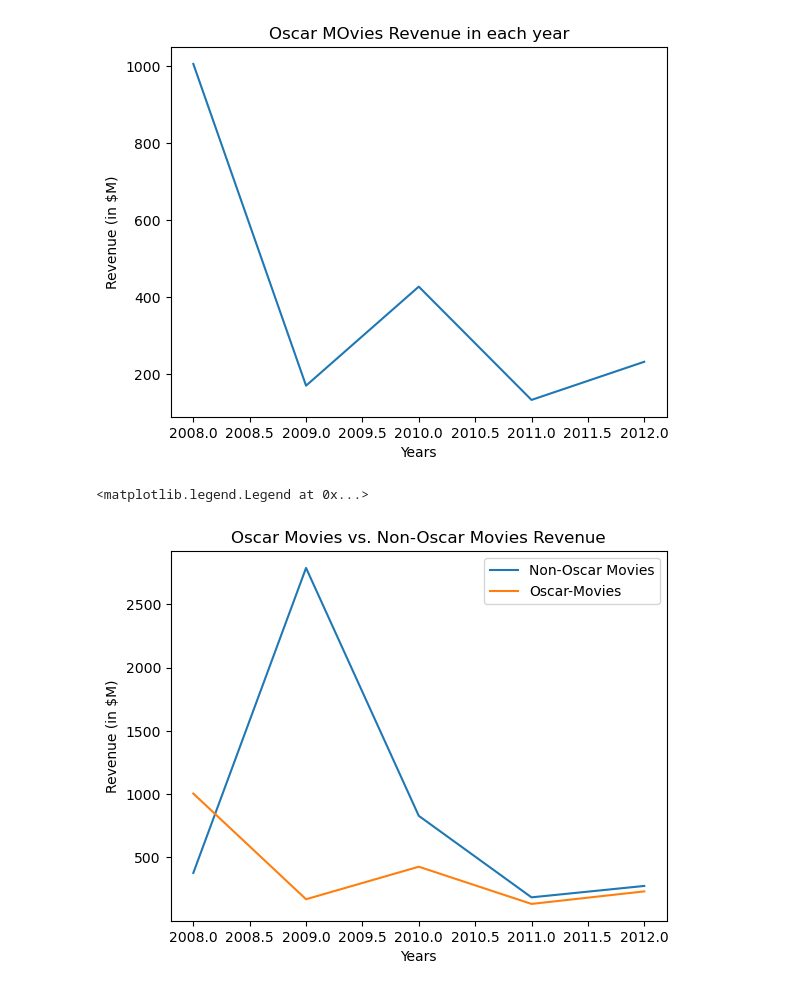
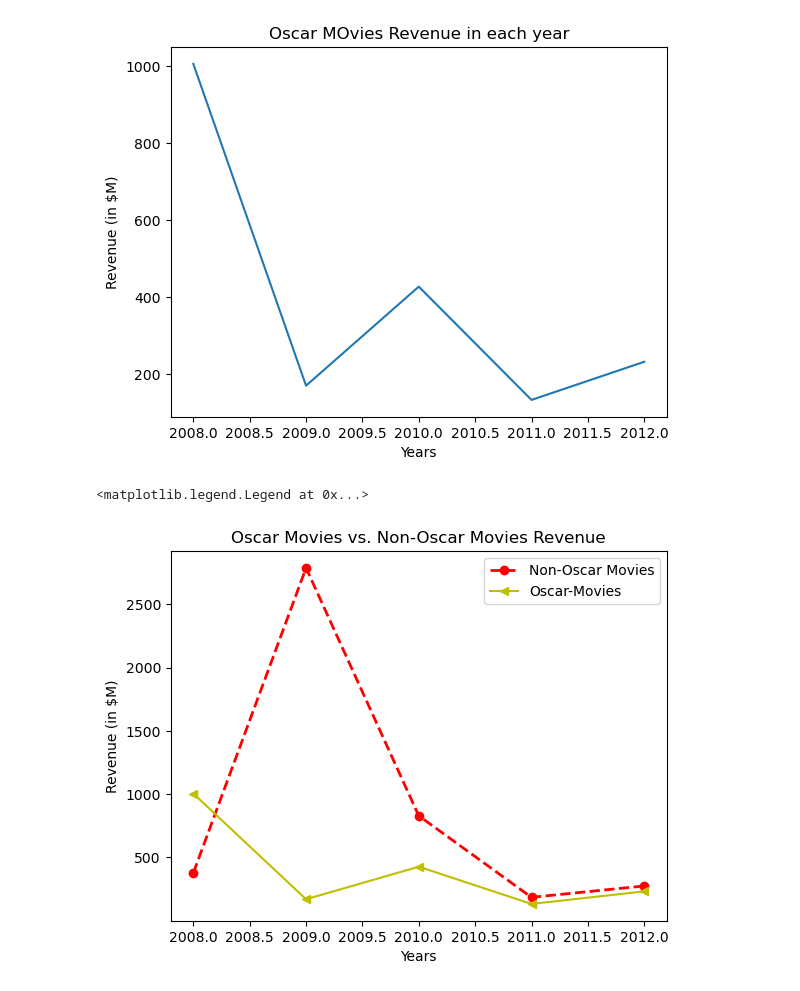
Before and after one commit to MohammedGousemohiyuddinYekkaluru/prime-ai-ml-learning-journey, a Jupyter notebook: Data Visualization/matplotlib.ipynb, the cells around one changed output. Saved outputs shown, nothing was run; the diff lists cells and outputs as text; code cells hidden in the pictures.

```diff
--- a/Data Visualization/matplotlib.ipynb
+++ b/Data Visualization/matplotlib.ipynb
@@ -36,24 +36,24 @@ Text(0, 0.5, 'Revenue (in $M)')
 # %%
 # Non-Oscar winner MOvies
 
 non_oscar_movies = [
     "Slumdog Millionaire",
     "Avatar",
     "Inception",
     "Hugo",
     "Lincoln"
 ]
 non_oscar_years = [2008, 2009, 2010, 2011, 2012]
 non_oscar_revenue = [378, 2788, 829, 185, 275] #in $M
 
-plt.plot(non_oscar_years, non_oscar_revenue, label="Non-Oscar Movies")
-plt.plot(years, oscar_revenue, label="Oscar-Movies")
+plt.plot(non_oscar_years, non_oscar_revenue, "o--r", linewidth=2, label="Non-Oscar Movies")
+plt.plot(years, oscar_revenue, "<-y", label="Oscar-Movies")
 
 plt.title("Oscar Movies vs. Non-Oscar Movies Revenue")
 plt.xlabel("Years")
 plt.ylabel("Revenue (in $M)")
 
 plt.legend()
 # %% [output]
 <matplotlib.legend.Legend at 0x...>
-[figure, old version]
+[figure, new version]
```
Also changed, not shown: parts of 1 cell of this notebook, 1 other file.
